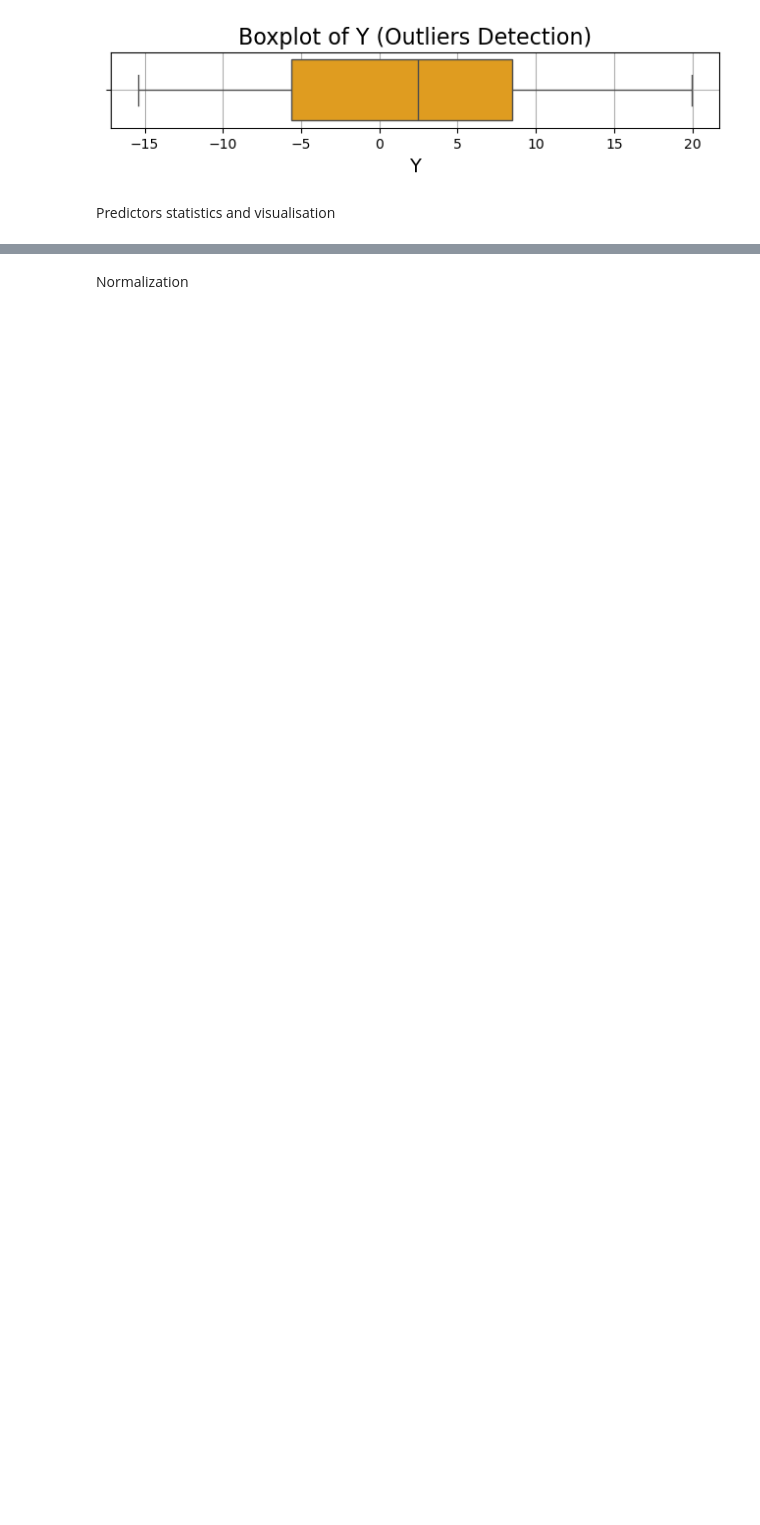
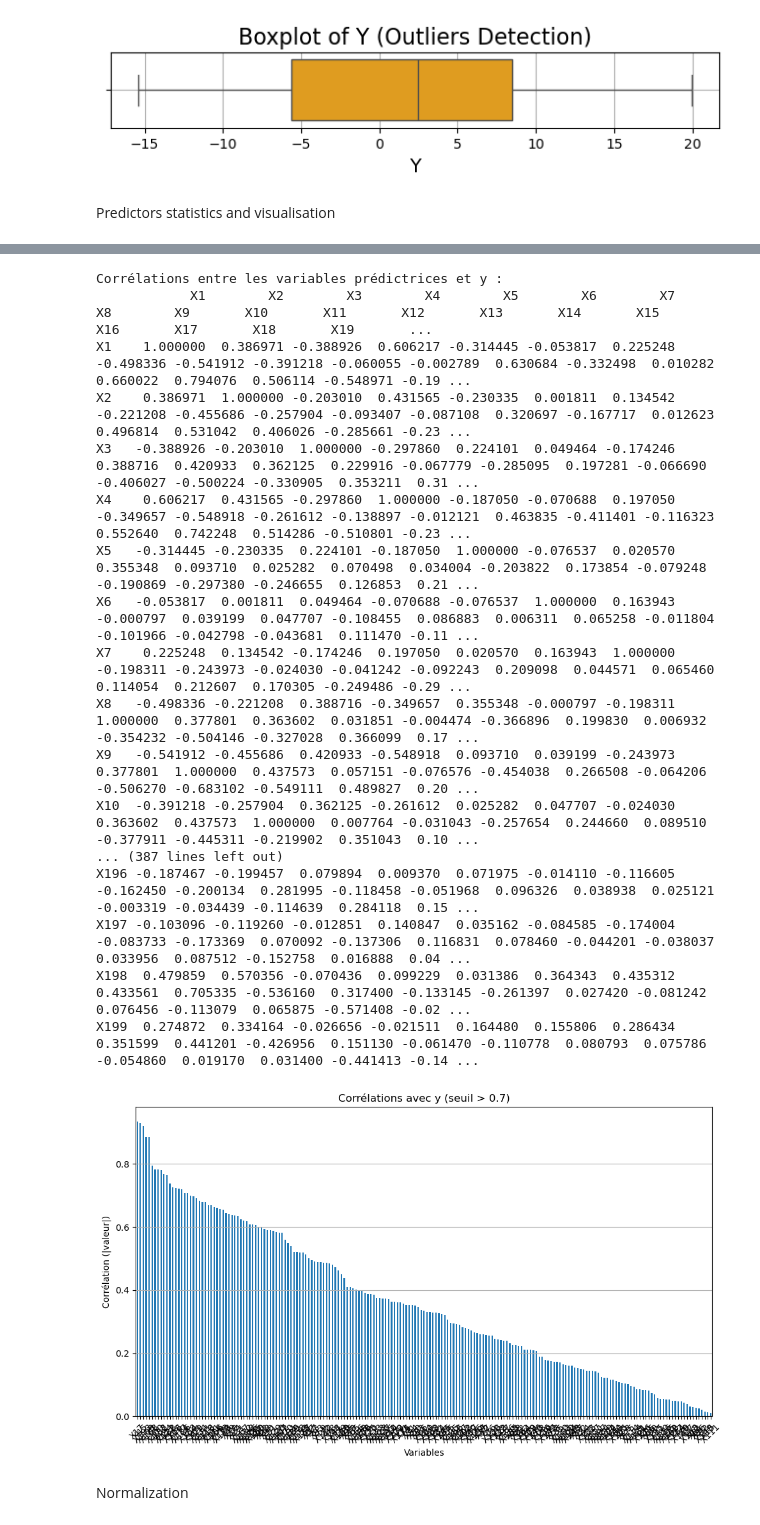
Before and after one commit to luc-polo/Advanced-Regression-Challenge, a Jupyter notebook: Script.ipynb, the cells around one changed output, grey strips where cells are left out. Drawn from its saved outputs; the diff is of its cells as text; code cells hidden in the pictures; blank space fills up the shorter version.

Commit message:
Correlation computation

```diff
--- a/Script.ipynb
+++ b/Script.ipynb
@@ -208,3 +223,44 @@ plt.show()
+# %%
+correlations = X.corr() # Exclure la corrélation de y avec lui-même
+
+# Afficher les corrélations dans la console
+print("Corrélations entre les variables prédictrices et y :")
+print(correlations)
+
+
+correlations = data.corr()['y'].drop('y').abs().sort_values(ascending=False)
+
+# Filtrer les corrélations supérieures à 0.7
+correlations = correlations[correlations > 0.01]
+
+# Tracer les corrélations
+plt.figure(figsize=(10, 6))
+correlations.plot(kind='bar', title="Corrélations avec y (seuil > 0.7)")
+plt.ylabel("Corrélation (|valeur|)")
+plt.xlabel("Variables")
+plt.xticks(rotation=45)
+plt.grid(axis='y')
+plt.tight_layout()
+plt.show()
+# %% [output]
+Corrélations entre les variables prédictrices et y :
+            X1        X2        X3        X4        X5        X6        X7        X8        X9       X10       X11       X12       X13       X14       X15       X16       X17       X18       X19       ...
+X1    1.000000  0.386971 -0.388926  0.606217 -0.314445 -0.053817  0.225248 -0.498336 -0.541912 -0.391218 -0.060055 -0.002789  0.630684 -0.332498  0.010282  0.660022  0.794076  0.506114 -0.548971 -0.19 ...
+X2    0.386971  1.000000 -0.203010  0.431565 -0.230335  0.001811  0.134542 -0.221208 -0.455686 -0.257904 -0.093407 -0.087108  0.320697 -0.167717  0.012623  0.496814  0.531042  0.406026 -0.285661 -0.23 ...
+X3   -0.388926 -0.203010  1.000000 -0.297860  0.224101  0.049464 -0.174246  0.388716  0.420933  0.362125  0.229916 -0.067779 -0.285095  0.197281 -0.066690 -0.406027 -0.500224 -0.330905  0.353211  0.31 ...
+X4    0.606217  0.431565 -0.297860  1.000000 -0.187050 -0.070688  0.197050 -0.349657 -0.548918 -0.261612 -0.138897 -0.012121  0.463835 -0.411401 -0.116323  0.552640  0.742248  0.514286 -0.510801 -0.23 ...
+X5   -0.314445 -0.230335  0.224101 -0.187050  1.000000 -0.076537  0.020570  0.355348  0.093710  0.025282  0.070498  0.034004 -0.203822  0.173854 -0.079248 -0.190869 -0.297380 -0.246655  0.126853  0.21 ...
+X6   -0.053817  0.001811  0.049464 -0.070688 -0.076537  1.000000  0.163943 -0.000797  0.039199  0.047707 -0.108455  0.086883  0.006311  0.065258 -0.011804 -0.101966 -0.042798 -0.043681  0.111470 -0.11 ...
+X7    0.225248  0.134542 -0.174246  0.197050  0.020570  0.163943  1.000000 -0.198311 -0.243973 -0.024030 -0.041242 -0.092243  0.209098  0.044571  0.065460  0.114054  0.212607  0.170305 -0.249486 -0.29 ...
+X8   -0.498336 -0.221208  0.388716 -0.349657  0.355348 -0.000797 -0.198311  1.000000  0.377801  0.363602  0.031851 -0.004474 -0.366896  0.199830  0.006932 -0.354232 -0.504146 -0.327028  0.366099  0.17 ...
+X9   -0.541912 -0.455686  0.420933 -0.548918  0.093710  0.039199 -0.243973  0.377801  1.000000  0.437573  0.057151 -0.076576 -0.454038  0.266508 -0.064206 -0.506270 -0.683102 -0.549111  0.489827  0.20 ...
+X10  -0.391218 -0.257904  0.362125 -0.261612  0.025282  0.047707 -0.024030  0.363602  0.437573  1.000000  0.007764 -0.031043 -0.257654  0.244660  0.089510 -0.377911 -0.445311 -0.219902  0.351043  0.10 ...
+... (387 lines left out)
+X196 -0.187467 -0.199457  0.079894  0.009370  0.071975 -0.014110 -0.116605 -0.162450 -0.200134  0.281995 -0.118458 -0.051968  0.096326  0.038938  0.025121 -0.003319 -0.034439 -0.114639  0.284118  0.15 ...
+X197 -0.103096 -0.119260 -0.012851  0.140847  0.035162 -0.084585 -0.174004 -0.083733 -0.173369  0.070092 -0.137306  0.116831  0.078460 -0.044201 -0.038037  0.033956  0.087512 -0.152758  0.016888  0.04 ...
+X198  0.479859  0.570356 -0.070436  0.099229  0.031386  0.364343  0.435312  0.433561  0.705335 -0.536160  0.317400 -0.133145 -0.261397  0.027420 -0.081242  0.076456 -0.113079  0.065875 -0.571408 -0.02 ...
+X199  0.274872  0.334164 -0.026656 -0.021511  0.164480  0.155806  0.286434  0.351599  0.441201 -0.426956  0.151130 -0.061470 -0.110778  0.080793  0.075786 -0.054860  0.019170  0.031400 -0.441413 -0.14 ...
+[figure, added]
 # %% [markdown]
 Normalization
 # %%
```
Also changed, not shown: parts of 8 cells of this notebook.
